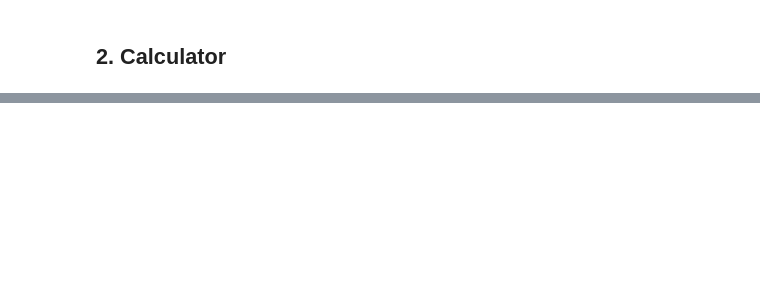
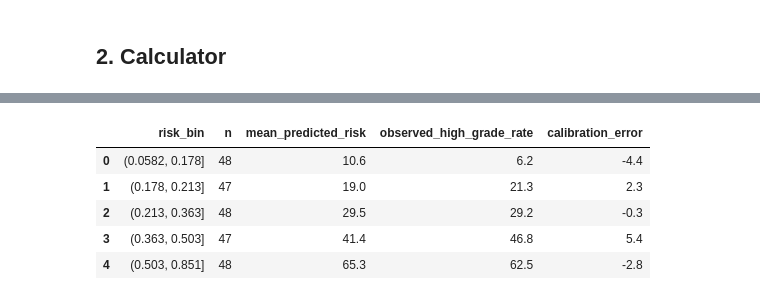
Before and after one commit to DrAndrushka/meningioma-atypier, a Jupyter notebook: heavy_machinery/calculator_test.ipynb, the cells around one changed output, grey strips where cells are left out. Drawn from its saved outputs; the diff is of its cells as text; code cells hidden in the pictures; blank space fills up the shorter version.

```diff
--- a/heavy_machinery/calculator_test.ipynb
+++ b/heavy_machinery/calculator_test.ipynb
@@ -132,0 +199,29 @@ high_grade_probability(patient, params)
+# %%
+import pandas as pd
+
+cal_df = pd.DataFrame({
+    "y_true": y_true,
+    "y_pred": y_pred,
+})
+
+cal_df["risk_bin"] = pd.qcut(
+    cal_df["y_pred"],
+    q=5,
+    duplicates="drop"
+)
+
+cal_table = (
+    cal_df
+    .groupby("risk_bin", observed=True)
+    .agg(
+        n=("y_true", "size"),
+        mean_predicted_risk=("y_pred", "mean"),
+        observed_high_grade_rate=("y_true", "mean"),
+    )
+    .reset_index()
+)
+
+cal_table["mean_predicted_risk"] = (cal_table["mean_predicted_risk"] * 100).round(1)
+cal_table["observed_high_grade_rate"] = (cal_table["observed_high_grade_rate"] * 100).round(1)
+
+cal_table
@@ -132,0 +235,14 @@ high_grade_probability(patient, params)
+# %%
+cal_table["calibration_error"] = (
+    cal_table["observed_high_grade_rate"]
+    - cal_table["mean_predicted_risk"]
+).round(1)
+
+cal_table
+# %% [output]
+|  | risk_bin | n | mean_predicted_risk | observed_high_grade_rate | calibration_error |
+| 0 | (0.0582, 0.178] | 48 | 10.6 | 6.2 | -4.4 |
+| 1 | (0.178, 0.213] | 47 | 19.0 | 21.3 | 2.3 |
+| 2 | (0.213, 0.363] | 48 | 29.5 | 29.2 | -0.3 |
+| 3 | (0.363, 0.503] | 47 | 41.4 | 46.8 | 5.4 |
+| 4 | (0.503, 0.851] | 48 | 65.3 | 62.5 | -2.8 |
```
Also changed, not shown: parts of 26 cells of this notebook, 5 other files.
